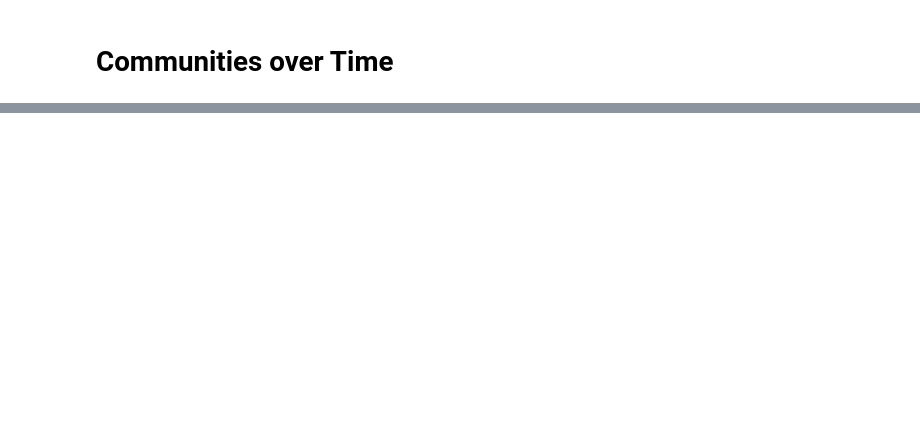
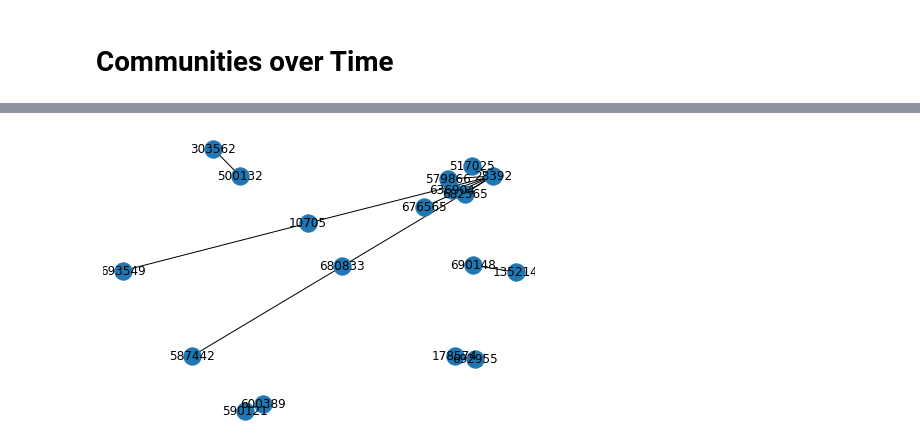
Before and after one commit to oStritze/sna, a Jupyter notebook: src/com_over_time.ipynb, the cells around one changed output, grey strips where cells are left out. Drawn from its saved outputs; the diff is of its cells as text; code cells hidden in the pictures; blank space fills up the shorter version.

```diff
--- a/src/com_over_time.ipynb
+++ b/src/com_over_time.ipynb
@@ -68,0 +62,4 @@ nx.draw(g_pos, with_labels=True, arrows=False)
+# %%
+nx.draw(g_neg, with_labels=True, arrows=False)
+# %% [output]
+[figure, added]
```
Also changed, not shown: parts of 23 cells of this notebook.
